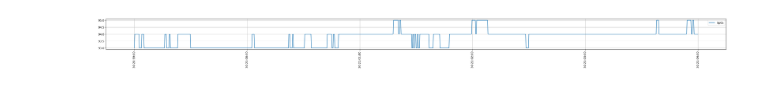
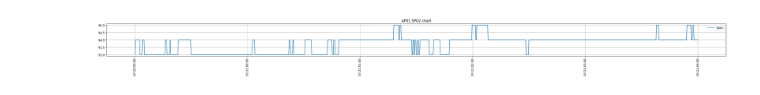
Before and after one commit to Nikhil-Rao-789/Ai-for-heath, a Jupyter notebook: Scripts/vis.ipynb, the cells around one changed output. Cells and saved outputs as stored; diff of their text form; code cells hidden in the pictures.

```diff
--- a/Scripts/vis.ipynb
+++ b/Scripts/vis.ipynb
@@ -32,16 +32,17 @@ end_time = start_time + pd.Timedelta(minutes=5)
 
 df_5min = df.loc[start_time:end_time]
 # %%
-fig, ax = plt.subplots(figsize=(40,2))
+fig, ax = plt.subplots(figsize=(38,2))
 
 ax.plot(df_5min.index, df_5min["Value"], label="SpO₂")
 
 ax.xaxis.set_major_formatter(mdates.DateFormatter("%d %H:%M:%S"))
 
 plt.setp(ax.get_xticklabels(), rotation=90)
 plt.legend()
 plt.grid()
+plt.title("AP01 SPO2 chart")
 plt.show()
 # %% [output]
-[figure, old version]
+[figure, new version]
 # %%
```
Also changed, not shown: parts of 2 cells of this notebook.
